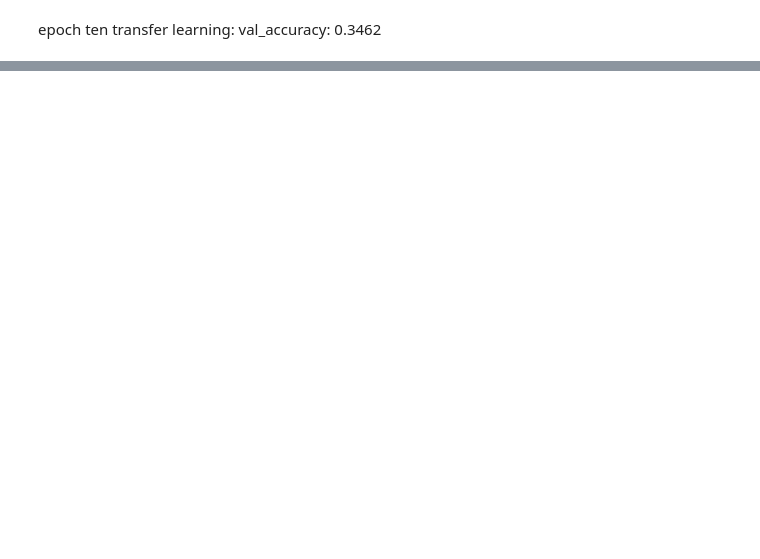
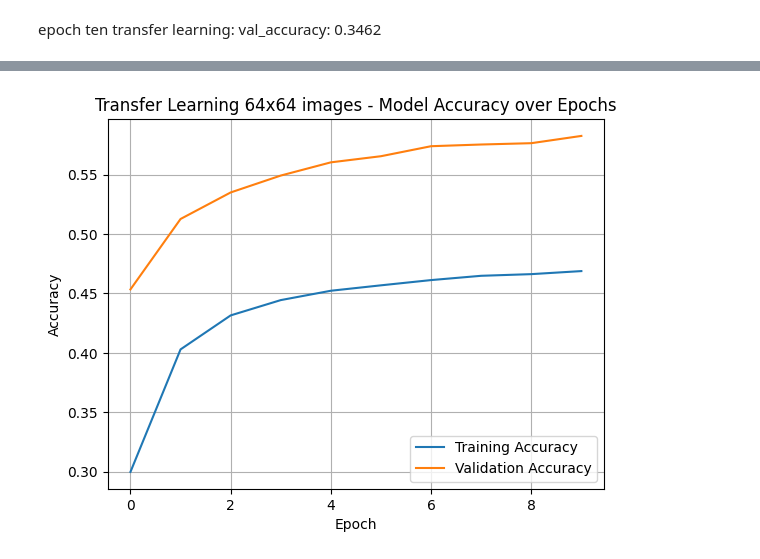
Before and after one commit to ConorPadraigMurphy/Gesture-Based-UI-Assignment-Two, a Jupyter notebook: g00399177.ipynb, the cells around one changed output, grey strips where cells are left out. Saved outputs shown, nothing was run; the diff lists cells and outputs as text; code cells hidden in the pictures; blank space fills up the shorter version.

```diff
--- a/g00399177.ipynb
+++ b/g00399177.ipynb
@@ -681,0 +839,21 @@ epoch ten transfer learning: val_accuracy: 0.3462
+# %%
+model_transferlearning1 = tf.keras.applications.VGG16(
+    weights='imagenet',  # Load weights pre-trained on ImageNet.
+    input_shape=(IMAGE_SIZE_TRANSFERLEARNING1[0], IMAGE_SIZE_TRANSFERLEARNING1[1],3),
+    include_top=False)
+model_transferlearning1.trainable = False
+x = data_augmentation_layerstf1(inputs1)
+x = tf.keras.applications.xception.preprocess_input(x)
+x = model_transferlearning1(x, training=False)
+x = tf.keras.layers.GlobalAveragePooling2D()(x)
+x = tf.keras.layers.Dropout(0.2)(x)
+outputs1 = tf.keras.layers.Dense(NUM_CLASSES_TF)(x)
+modeltf1 = tf.keras.Model(inputs1, outputs1)
+# %%
+modeltf1.compile(optimizer=tf.keras.optimizers.Adam(),
+              loss=tf.keras.losses.CategoricalCrossentropy(from_logits=True),
+              metrics=['accuracy'])
+# %%
+callback = tf.keras.callbacks.EarlyStopping(monitor='val_loss', patience=5, restore_best_weights=True)
+# %%
+historytf1 = modeltf1.fit(train_datasettf1,  validation_data=(validation_datasettf1), epochs=10, callbacks=[callback])
@@ -681,0 +878,11 @@ epoch ten transfer learning: val_accuracy: 0.3462
+# %%
+plt.plot(historytf1.history['accuracy'], label='Training Accuracy')
+plt.plot(historytf1.history['val_accuracy'], label='Validation Accuracy')
+plt.title('Transfer Learning 64x64 images - Model Accuracy over Epochs')
+plt.xlabel('Epoch')
+plt.ylabel('Accuracy')
+plt.legend()
+plt.grid(True)
+plt.show()
+# %% [output]
+[figure, added]
```
Also changed, not shown: parts of 39 cells of this notebook.
